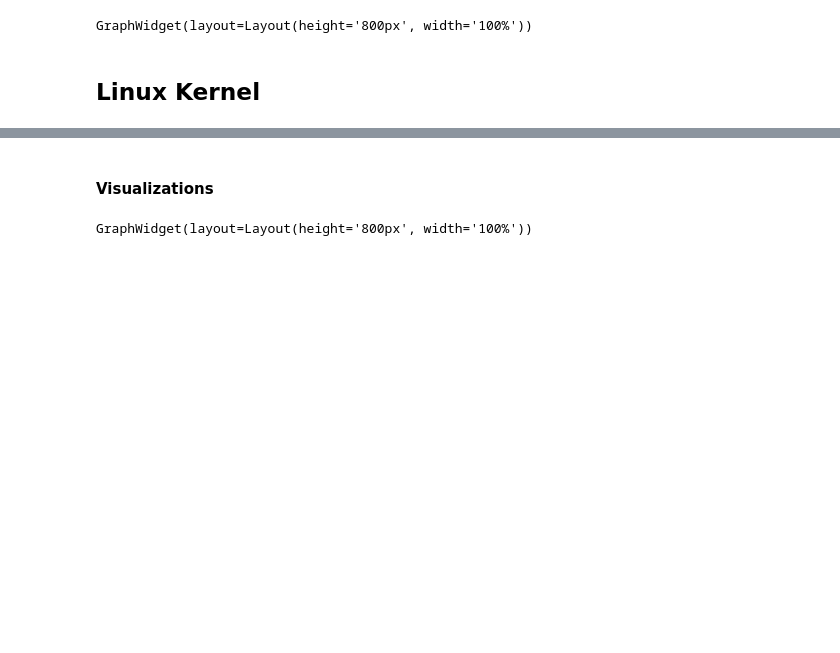
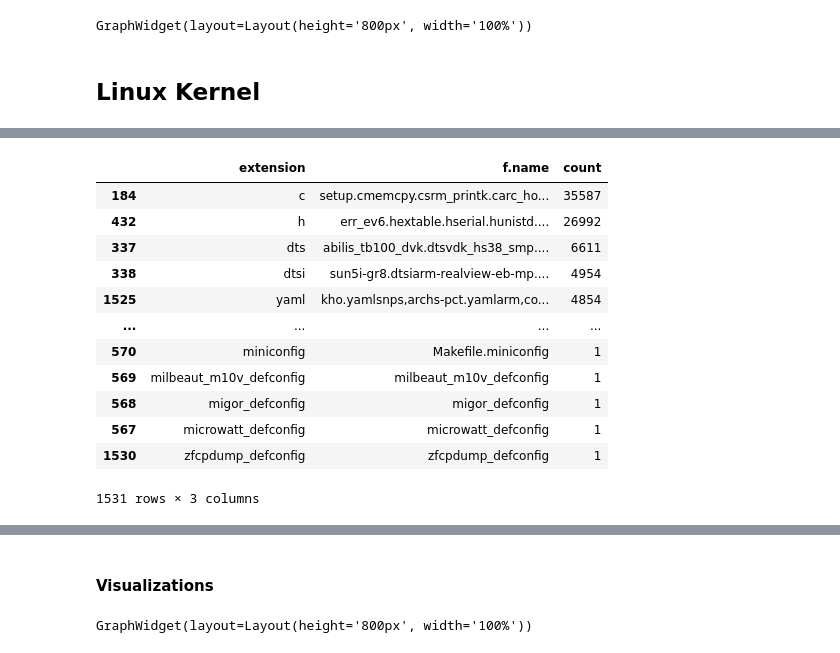
Before and after one commit to progressEdd/glma, a Jupyter notebook: 02-development/linux_kernel/develop.ipynb, the cells around one changed output, grey strips where cells are left out. Saved outputs shown, nothing was run; the diff lists cells and outputs as text; code cells hidden in the pictures; blank space fills up the shorter version.

```diff
--- a/02-development/linux_kernel/develop.ipynb
+++ b/02-development/linux_kernel/develop.ipynb
@@ -840,3 +847,33 @@ for edge in edges:
             """,
             parameters={"from": edge["from"], "to": edge["to"]}
         )
+# %%
+q = """
+MATCH (f:File)
+RETURN f.name, COUNT(*) AS count
+"""
+
+res = conn.execute(q)
+df = res.get_as_df()
+
+# Extract extensions in Python
+df['extension'] = df['f.name'].apply(lambda name:
+                                     name.split('.')[-1] if '.' in name
+                                     else name)  # Use full filename if no extension
+
+extension_counts = df.groupby('extension').sum().reset_index().sort_values('count', ascending=False)
+display(extension_counts)
+# %% [output]
+|  | extension | f.name | count |
+| 184 | c | setup.cmemcpy.csrm_printk.carc_ho... | 35587 |
+| 432 | h | err_ev6.hextable.hserial.hunistd.... | 26992 |
+| 337 | dts | abilis_tb100_dvk.dtsvdk_hs38_smp.... | 6611 |
+| 338 | dtsi | sun5i-gr8.dtsiarm-realview-eb-mp.... | 4954 |
+| 1525 | yaml | kho.yamlsnps,archs-pct.yamlarm,co... | 4854 |
+| ... | ... | ... | ... |
+| 570 | miniconfig | Makefile.miniconfig | 1 |
+| 569 | milbeaut_m10v_defconfig | milbeaut_m10v_defconfig | 1 |
+| 568 | migor_defconfig | migor_defconfig | 1 |
+| 567 | microwatt_defconfig | microwatt_defconfig | 1 |
+| 1530 | zfcpdump_defconfig | zfcpdump_defconfig | 1 |
+1531 rows × 3 columns
```
Also changed, not shown: parts of 6 cells of this notebook, 1 other file.
